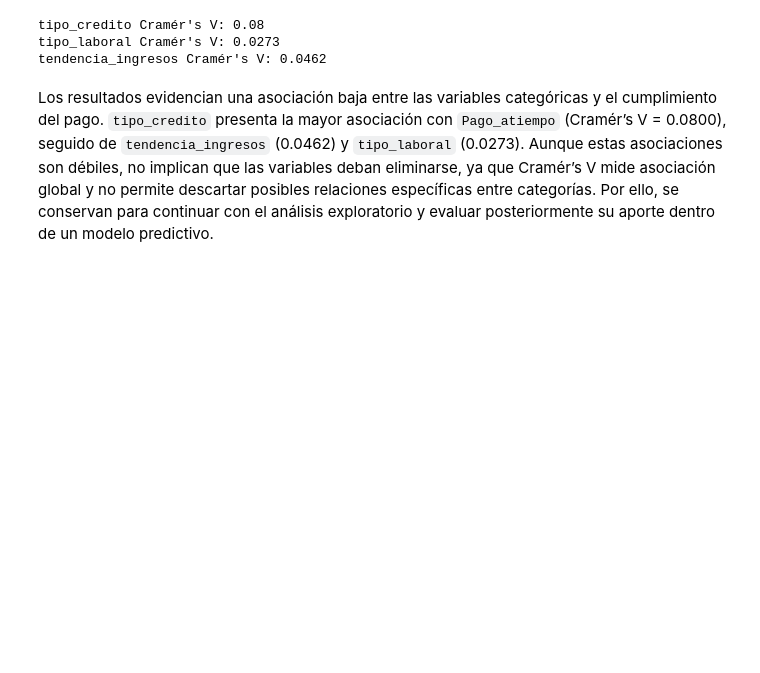
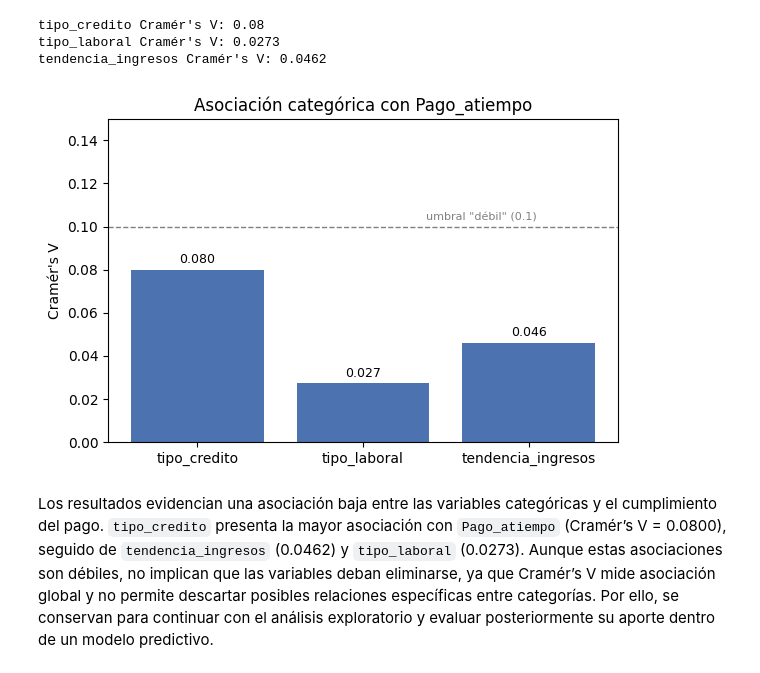
Before and after one commit to dagovas27/mlops-pipeline-proyecto-CD, a Jupyter notebook: src/comprension_eda.ipynb, the cells around one changed output. Drawn from its saved outputs; the diff is of its cells as text; code cells hidden in the pictures; blank space fills up the shorter version.

```diff
--- a/src/transformacion_eda.ipynb
+++ b/src/comprension_eda.ipynb
@@ -214,6 +245,33 @@ for col in ['tipo_credito','tipo_laboral','tendencia_ingresos']:
 tipo_credito Cramér's V: 0.08
 tipo_laboral Cramér's V: 0.0273
 tendencia_ingresos Cramér's V: 0.0462
+# %%
+import matplotlib.pyplot as plt
+
+cramers_values = {
+    'tipo_credito': 0.0800,
+    'tipo_laboral': 0.0273,
+    'tendencia_ingresos': 0.0462
+}
+
+fig, ax = plt.subplots(figsize=(6, 4))
+bars = ax.bar(cramers_values.keys(), cramers_values.values(), color='#4C72B0')
+
+for bar, val in zip(bars, cramers_values.values()):
+    ax.text(bar.get_x() + bar.get_width()/2, val + 0.003, f'{val:.3f}',
+            ha='center', fontsize=9)
+
+# Linea de referencia: umbral convencional de asociacion "debil"
+ax.axhline(0.1, color='gray', linestyle='--', linewidth=1)
+ax.text(2.05, 0.102, 'umbral "débil" (0.1)', fontsize=8, color='gray', va='bottom', ha='right')
+
+ax.set_ylim(0, 0.15)
+ax.set_ylabel("Cramér's V")
+ax.set_title("Asociación categórica con Pago_atiempo")
+plt.tight_layout()
+plt.show()
+# %% [output]
+[figure, added]
 # %% [markdown]
 Los resultados evidencian una asociación baja entre las variables categóricas y el cumplimiento del pago. `tipo_credito` presenta la mayor asociación con `Pago_atiempo` (Cramér’s V = 0.0800), seguido de `tendencia_ingresos` (0.0462) y `tipo_laboral` (0.0273). Aunque estas asociaciones son débiles, no implican que las variables deban eliminarse, ya que Cramér’s V mide asociación global y no permite descartar posibles relaciones específicas entre categorías. Por ello, se conservan para continuar con el análisis exploratorio y evaluar posteriormente su aporte dentro de un modelo predictivo.
 # %%
```
Also changed, not shown: parts of 3 cells of this notebook.
